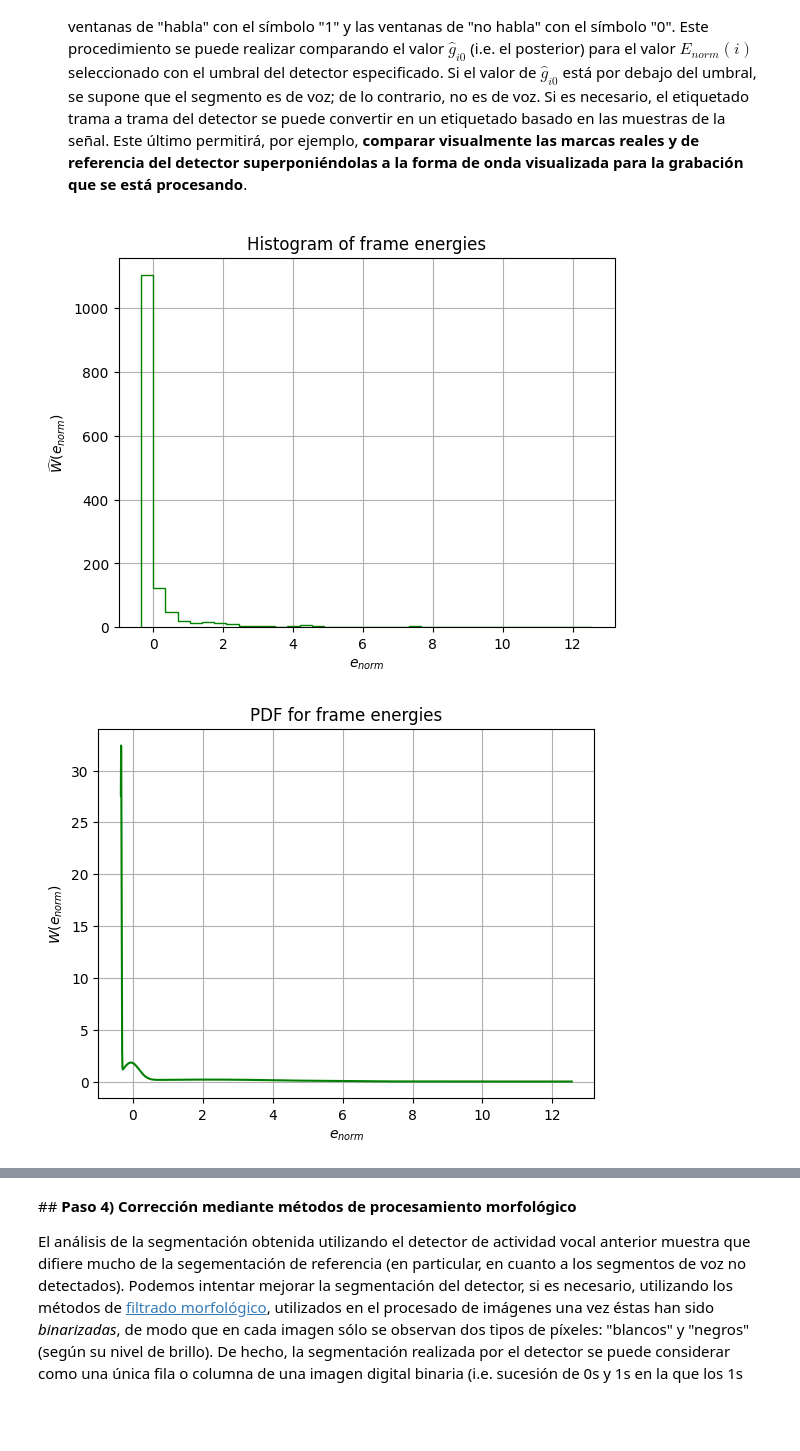
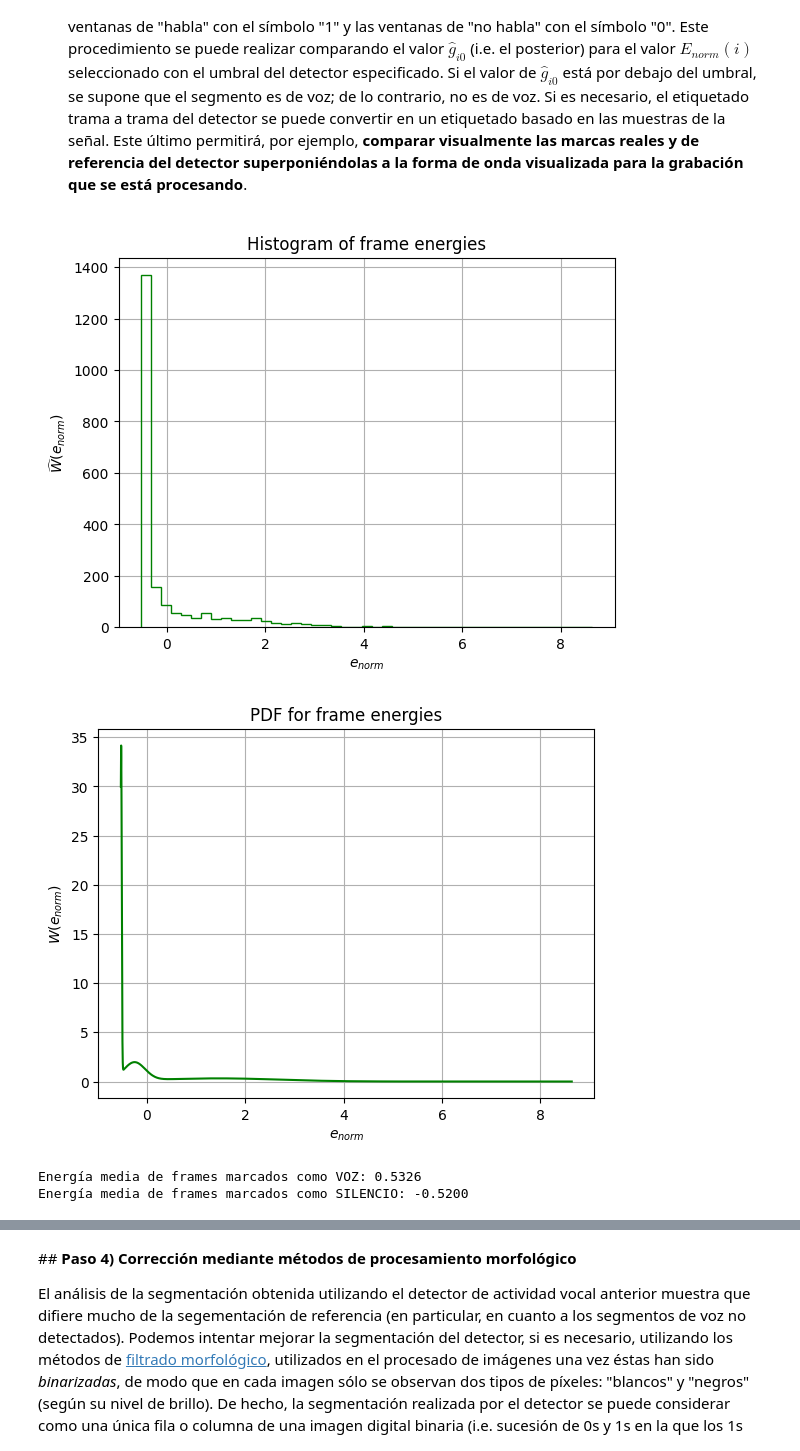
Before and after one commit to efhes/IDLO, a Jupyter notebook: lab2/GMM_lab.ipynb, the cells around one changed output, grey strips where cells are left out. Cells and saved outputs as stored; diff of their text form; code cells hidden in the pictures; blank space fills up the shorter version.

```diff
--- a/lab2/GMM_lab.ipynb
+++ b/lab2/GMM_lab.ipynb
@@ -200,6 +200,8 @@ A continuación se detallan las diferentes operaciones que debemos realizar:
 # Path to files
 path_to_wav  = './data/voxceleb1_test/wav/id10271/1gtz-CUIygI/00006.wav'
 path_to_rttm = './lab2/ground_truth/rttm/id10271_1gtz-CUIygI_00006.rttm'
+path_to_wav  = './data/voxceleb1_test/wav/id10286/0sETQ5nxvf8/00001.wav'
+path_to_rttm = './lab2/ground_truth/rttm/id10286_0sETQ5nxvf8_00001.rttm'
 
 # Load signal
 signal, fs = torchaudio.load(path_to_wav)
@@ -299,15 +305,12 @@ E = frame_energy(frames)
 # %%
-# Normalize the energy
-E_norm = norm_energy(E)
-
 # Plot histograms for frame energies
 hist(E_norm, int(sqrt(len(E_norm))), histtype='step', color='green')
-xlabel('$e_{norm}$'); ylabel('$\widehat{W}(e_{norm})$');
+xlabel(r'$e_{norm}$'); ylabel(r'$\widehat{W}(e_{norm})$');
 title('Histogram of frame energies');
 grid();
 show()
 # %% [output]
-[figure, old version]
+[figure, new version]
 # %%
 # Gaussian probability density function
 gauss_pdf = lambda value, m, sigma: 1/((abs(sigma) + 1e-10)*sqrt(2*pi))*np.exp(-(value - m)**2/(2*(abs(sigma) + 1e-10)**2))
@@ -323,5 +326,12 @@ for j in range(len(m)):
 plot(sorted(E_norm), GMM_pdf, color='green')
 xlabel('$e_{norm}$'); ylabel('$W(e_{norm})$'); title('PDF for frame energies'); grid(); show()
 # %% [output]
-[figure, old version]
+[figure, new version]
+# %%
+# Comprueba qué frames estás marcando
+print(f"Energía media de frames marcados como VOZ: {E_norm[vad_frame_markup_real == 1].mean():.4f}")
+print(f"Energía media de frames marcados como SILENCIO: {E_norm[vad_frame_markup_real == 0].mean():.4f}")
+# %% [output]
+Energía media de frames marcados como VOZ: 0.5326
+Energía media de frames marcados como SILENCIO: -0.5200
 # %%
```
Also changed, not shown: parts of 16 cells of this notebook, 1 other file.
